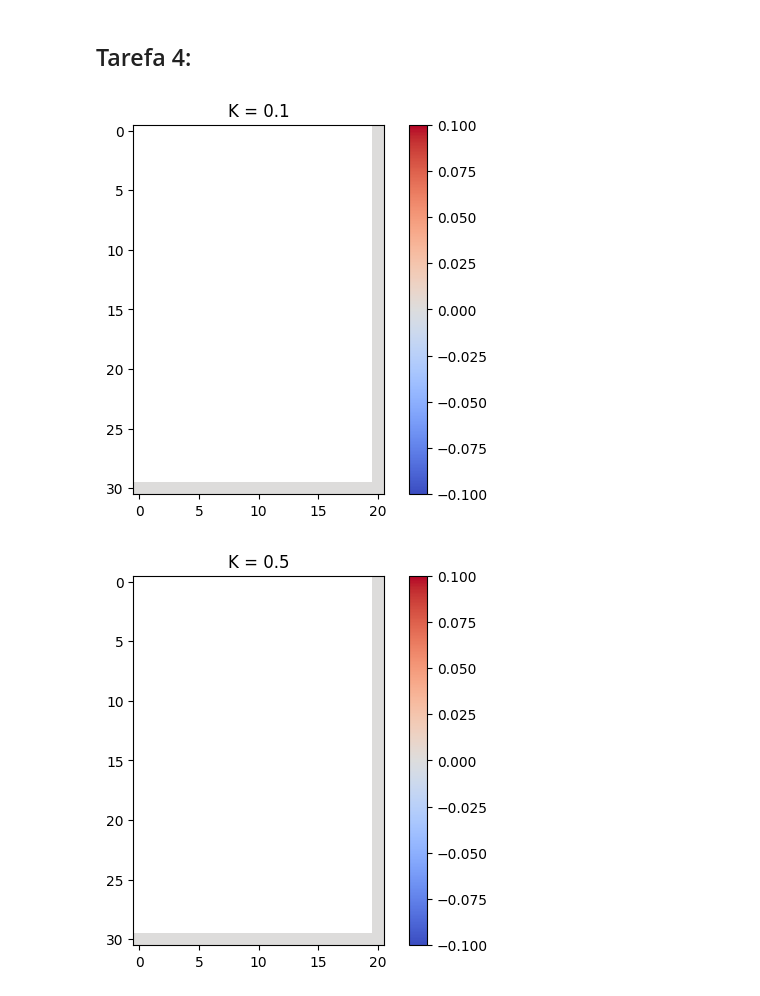
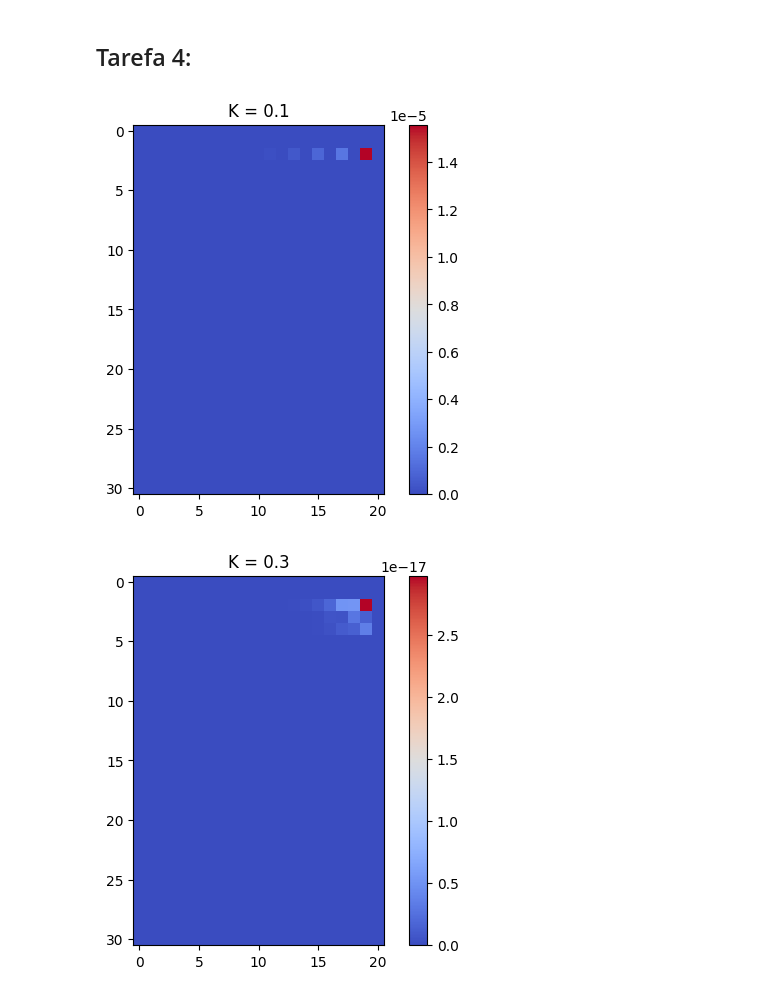
Before and after one commit to MatheusCastellucci/TransCalAPS2, a Jupyter notebook: grupo10_aps2.ipynb, the cells around one changed output. Drawn from its saved outputs; the diff is of its cells as text; code cells hidden in the pictures.

```diff
--- a/grupo10_aps2.ipynb
+++ b/grupo10_aps2.ipynb
@@ -80,21 +104,40 @@ plt.show()
 # %% [markdown]
 ## Tarefa 4:
 # %%
-#lista_k = np.arange(0, 5, 0.2)
-lista_k = [0.1, 0.5, 1, 2, 5]
+lista_k = [0.1, 0.3, 0.5, 0.8, 1]
 
+C = np.zeros((x, y))
 
-for k in lista_k:
+for K in lista_k:
     for t in range(1, len(tempo)):
         for i in range(0, y-1):
             for j in range(0, x-1):
-                termo_eno = (K/delta_s**2)*(Cp[j+1][i] + Cp[j-1][i] - 4*Cp[j][i] + Cp[j][i+1] + Cp[j][i-1])
-                Cf[j][i] = Cp[j][i] + delta_t*((Q_ponto/delta_s**2) - (alpha*(Cp[j+1][i] - Cp[j-1][i])/2*delta_s) - (V*(Cp[j][i+1] - Cp[j][i-1])/2*delta_s) + termo_eno)
-        Cp = Cf.copy()
+                v_xy = alpha*sin((pi/5)*j)
+
+                termo4 = K*((Cp[j+1][i] + Cp[j-1][i] - 4*Cp[j][i] + Cp[j][i+1] + Cp[j][i-1])/delta_s**2)
+                termo3 = v_xy*((Cp[j][i+1] - Cp[j][i-1])/(2*delta_s))
+                termo2 = alpha*((Cp[j+1][i] - Cp[j-1][i])/(2*delta_s))
+
+                if (j == int(a) and i == b) and t < T:
+                    termo1 = (Q_ponto)/(delta_s**2)
+                    Cp[j][i] = (Cp[j][i] + delta_t*(termo1 - termo2 - termo3 + termo4))
+
+                else:
+                    Cp[j][i] = (Cp[j][i] + delta_t*(termo2 - termo3 + termo4))
+
+                if Cp[j][i] < 0:
+
+                    Cp[j][i] = 0
+
+        Cf = Cp.copy()
+        Cf[0][:] = Cf[1][:]
+        Cf[:][0] = Cf[:][1]
+        Cf[x-1][:] = Cf[x-2][:]
+        Cf[:][y-1] = Cf[:][y-2]
     plt.title('K = ' + str(K))
     plt.imshow(Cf, cmap='coolwarm', interpolation='nearest')
     plt.colorbar()
     plt.show()
 # %% [output]
-[figure, old version]
+[figure, new version]
-[figure, old version]
+[figure, new version]
```
Also changed, not shown: parts of 4 cells of this notebook.
